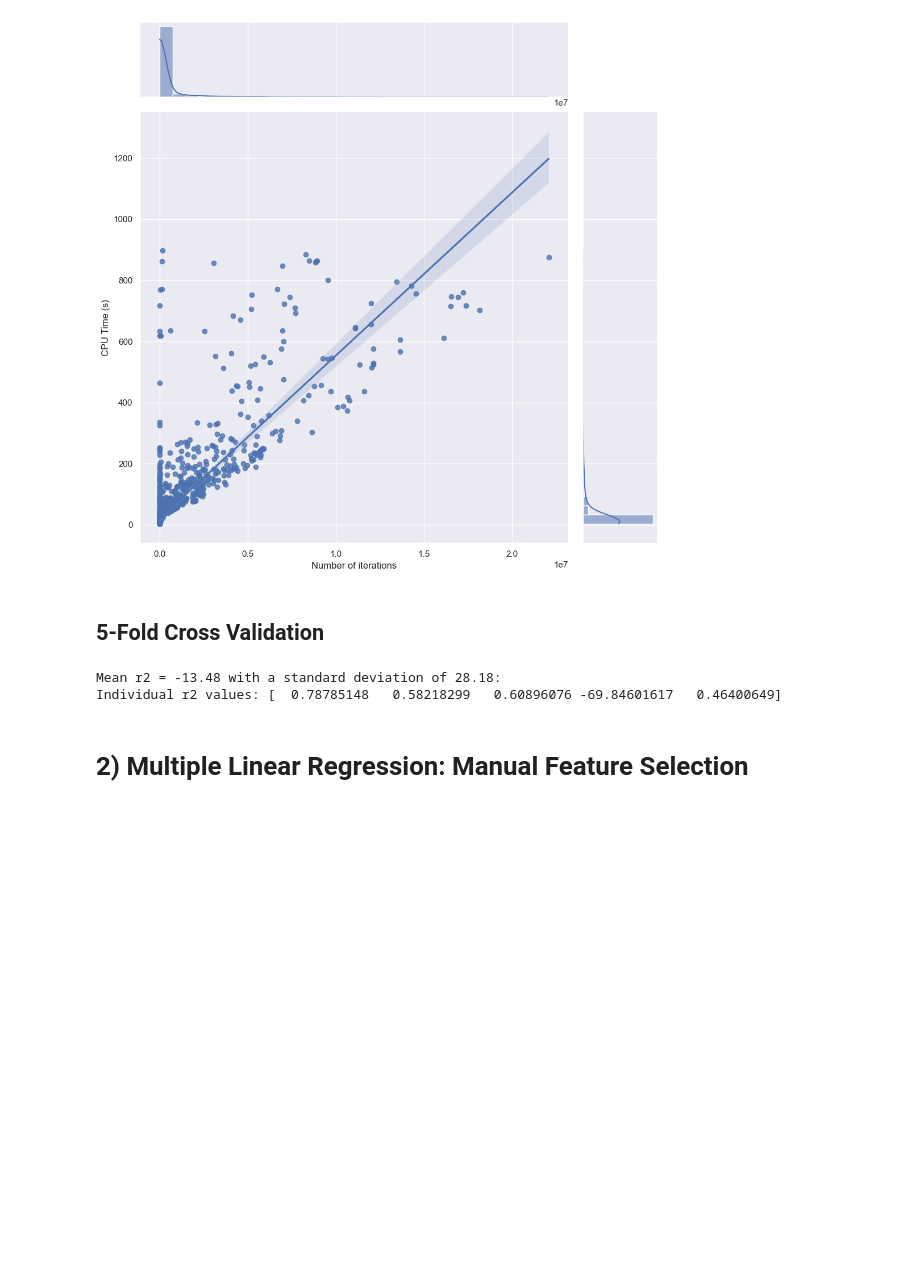
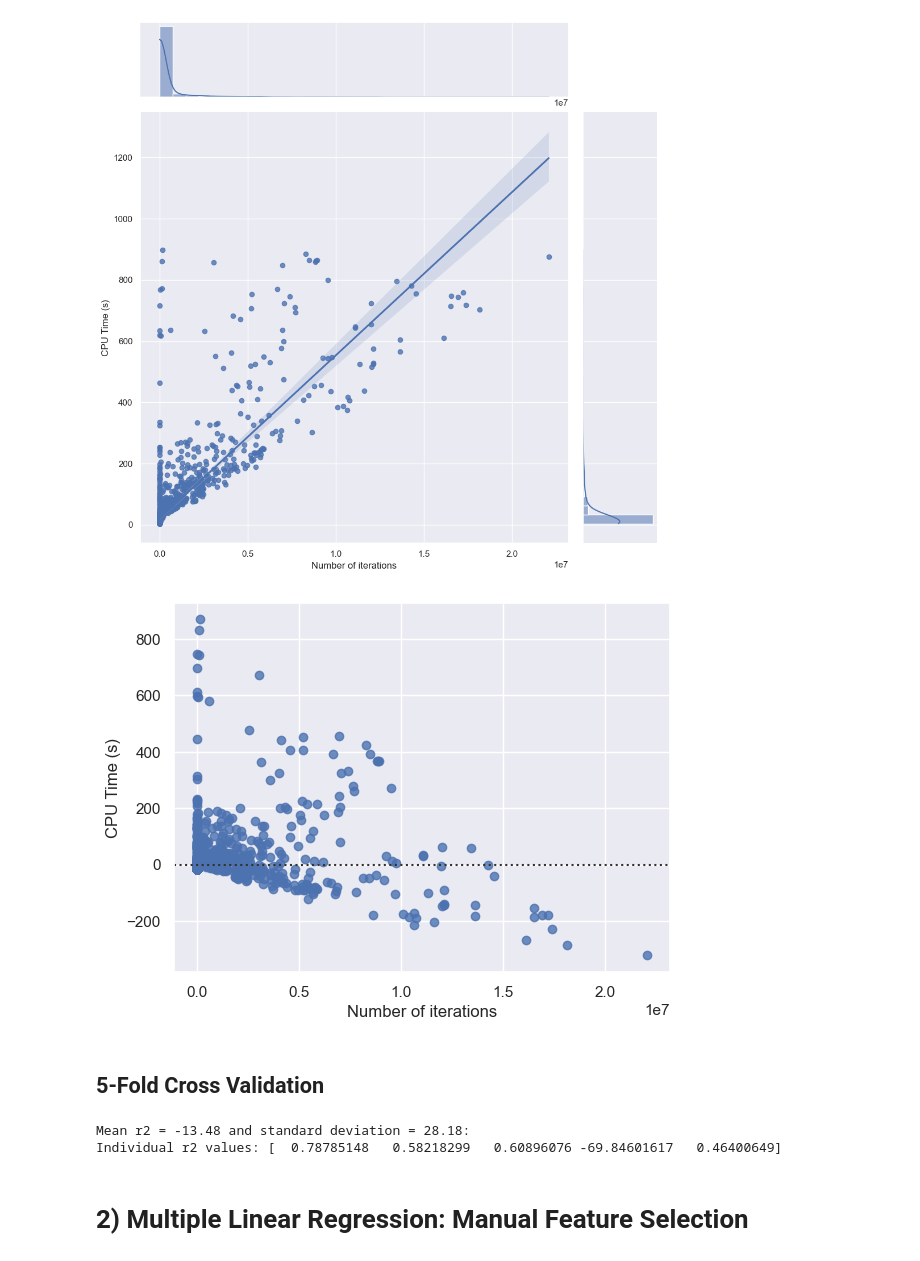
Before and after one commit to amp-man/bachelors-thesis_cpachecker, a Jupyter notebook: 03_regression/regression.ipynb, the cells around one changed output. Drawn from its saved outputs; the diff is of its cells as text; code cells hidden in the pictures; blank space fills up the shorter version.

Commit message:
Add residuals plot

```diff
--- a/03_regression/regression.ipynb
+++ b/03_regression/regression.ipynb
@@ -61,12 +53,17 @@ sns.jointplot(data=data_1, x="Number of iterations", y="CPU Time (s)", height=10
 # %% [output]
 [figure]
+# %%
+residplot = sns.residplot(data=data_1, x="Number of iterations", y="CPU Time (s)");
+#residplot.get_figure().savefig('2_residuals.pdf')
+# %% [output]
+[figure, added]
 # %% [markdown]
 ## 5-Fold Cross Validation
 # %%
 scores = cross_val_score(LR, x_sr.values.reshape(-1,1), y_sr.values, cv=5)
-print("Mean r2 = %0.2f with a standard deviation of %0.2f:\nIndividual r2 values: %s" % (scores.mean(), scores.std(), scores))
+print("Mean r2 = %0.2f and standard deviation = %0.2f:\nIndividual r2 values: %s" % (scores.mean(), scores.std(), scores))
 # %% [output]
-Mean r2 = -13.48 with a standard deviation of 28.18:
+Mean r2 = -13.48 and standard deviation = 28.18:
 Individual r2 values: [  0.78785148   0.58218299   0.60896076 -69.84601617   0.46400649]
 # %% [markdown]
 # 2) Multiple Linear Regression: Manual Feature Selection
```
Also changed, not shown: parts of 5 cells of this notebook.
